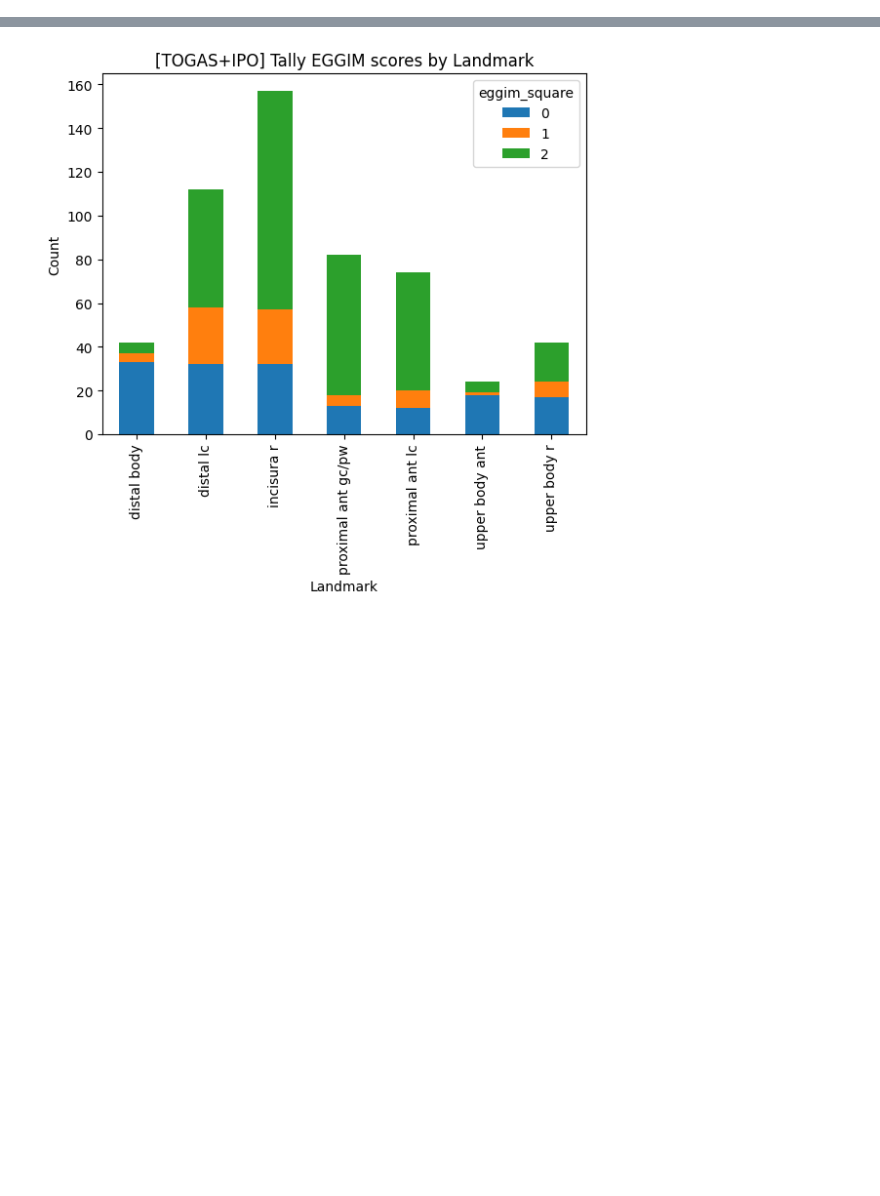
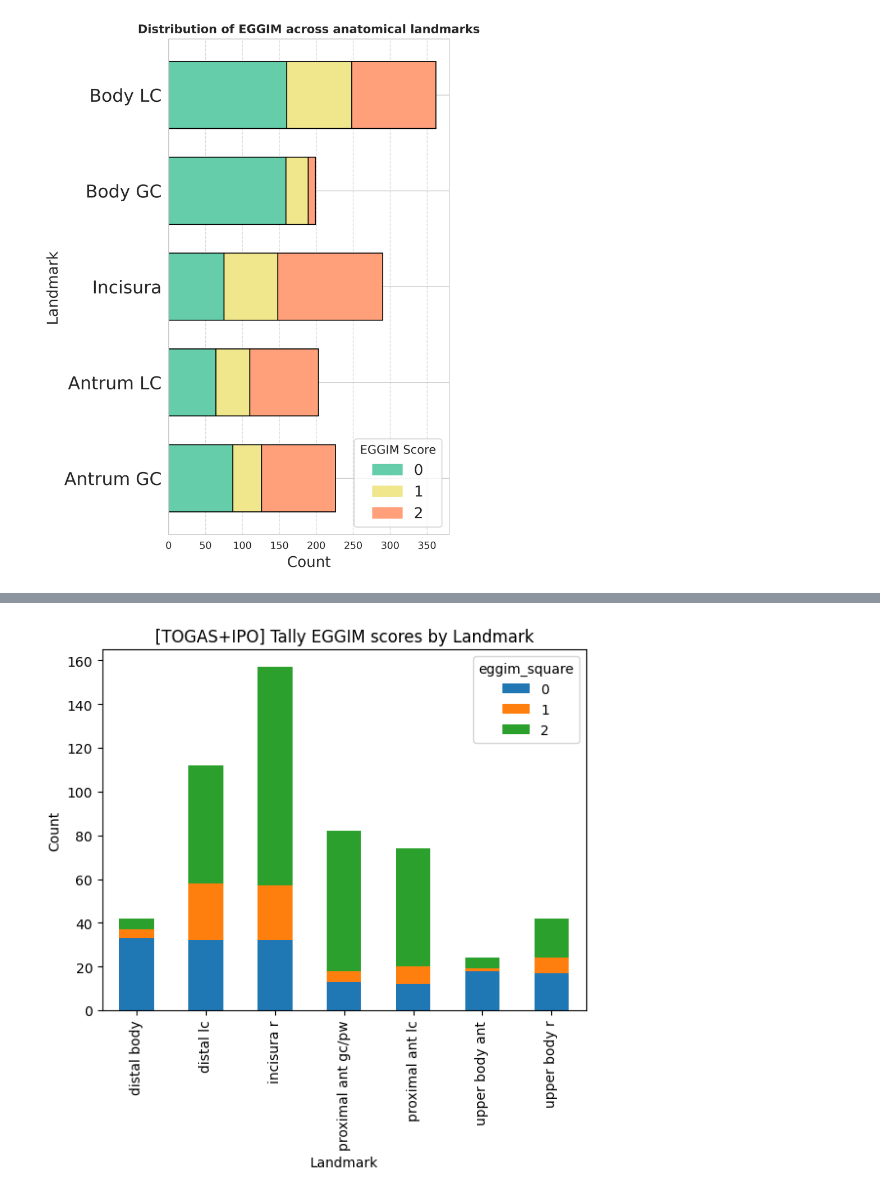
Before and after one commit to miguelmartins/eggimazing, a Jupyter notebook: notebooks/splits_data_analysis.ipynb, the cells around one changed output, grey strips where cells are left out. Cells and saved outputs as stored; diff of their text form; code cells hidden in the pictures; blank space fills up the shorter version.

```diff
--- a/notebooks/splits_data_analysis.ipynb
+++ b/notebooks/splits_data_analysis.ipynb
@@ -148,0 +219,57 @@ plot_pivot_table(df_togas, 'TOGAS')
+# %%
+import pandas as pd
+import matplotlib.pyplot as plt
+import numpy as np
+
+def plot_pivot_table(df, df_name='Distribution of EGGIM across anatomical landmarks', dpi=600):
+    # Set the custom order for the 'landmark' column in each dataframe
+    custom_order = ['Antrum GC', 'Antrum LC',  'Incisura', 'Body GC', 'Body LC']
+    df_ = df.copy()
+    df_['landmark'] = pd.Categorical(df_['landmark'], categories=custom_order, ordered=True)
+
+    # Create a pivot table (crosstab)
+    pivot_table = pd.crosstab(df_['landmark'], df_['eggim_global'])
+
+
+
+    # Find all unique EGGIM score values
+    unique_values = sorted(df['eggim_global'].unique())
+
+    # Define colors for each EGGIM score category
+    colors = ['mediumaquamarine', 'khaki', 'lightsalmon']  # Adjust or add more colors if needed
+    color_mapping = {value: colors[i % len(colors)] for i, value in enumerate(unique_values)}
+
+    fig, ax = plt.subplots(figsize=(6, 8), dpi=dpi)  # Adjusted figure size
+
+    # Number of landmarks
+    y = np.arange(len(pivot_table.index))
+    width = 0.7  # width of bars
+
+    # Plot the stacked bars
+    left = np.zeros(len(y))
+    for eggim in unique_values:
+        x = pivot_table[eggim].values
+        ax.barh(y, x, width, left=left,
+                color=color_mapping[eggim], edgecolor='black', label=f'EGGIM {eggim}')
+        left += x
+
+    # Set axis labels and title
+    ax.set_ylabel('Landmark', fontsize=15, labelpad=5)
+    ax.set_xlabel('Count', fontsize=15, labelpad=5)
+    ax.set_yticks(y)
+    ax.set_yticklabels(pivot_table.index, fontsize=8)
+    ax.tick_params(axis='y', labelsize=18)
+    ax.grid(axis='x', linestyle='--', alpha=0.7)
+    ax.set_title(f'{df_name}', fontsize=12, fontweight='bold')
+
+    # Add a horizontal legend below the title
+    handles = [plt.Rectangle((0, 0), 1, 1, color=color_mapping[val], edgecolor='black') for val in unique_values]
+    labels = [str(val) for val in unique_values]
+    ax.legend(handles, labels, title='EGGIM Score', title_fontsize=12, fontsize=15, ncol=1, loc='best')
+
+    plt.tight_layout(pad=1)
+    plt.show()
+
+plot_pivot_table(df)
+# %% [output]
+[figure, added]
```
Also changed, not shown: parts of 14 cells of this notebook, 14 other files.
